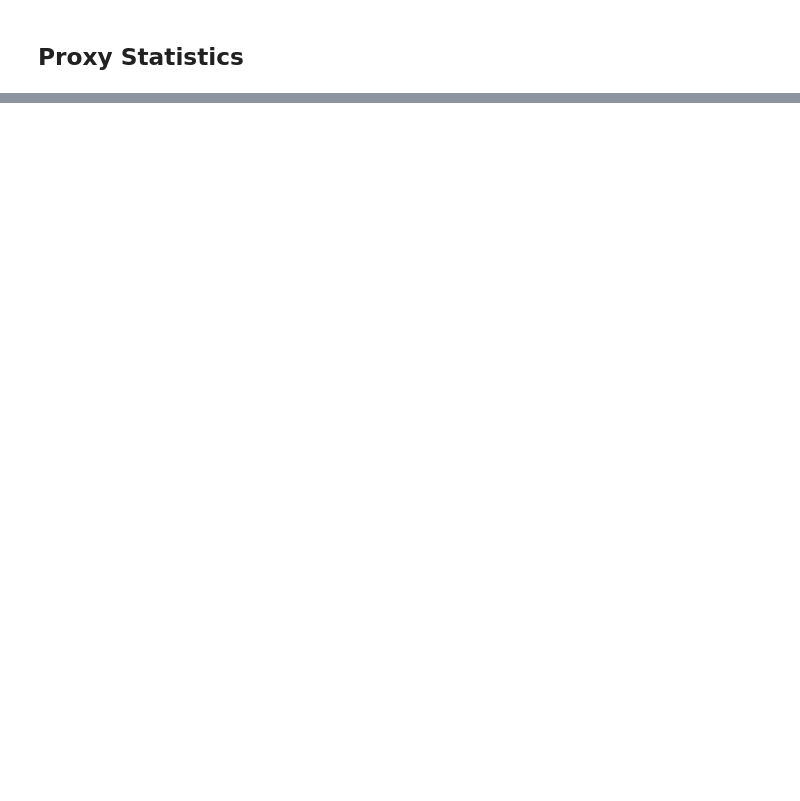
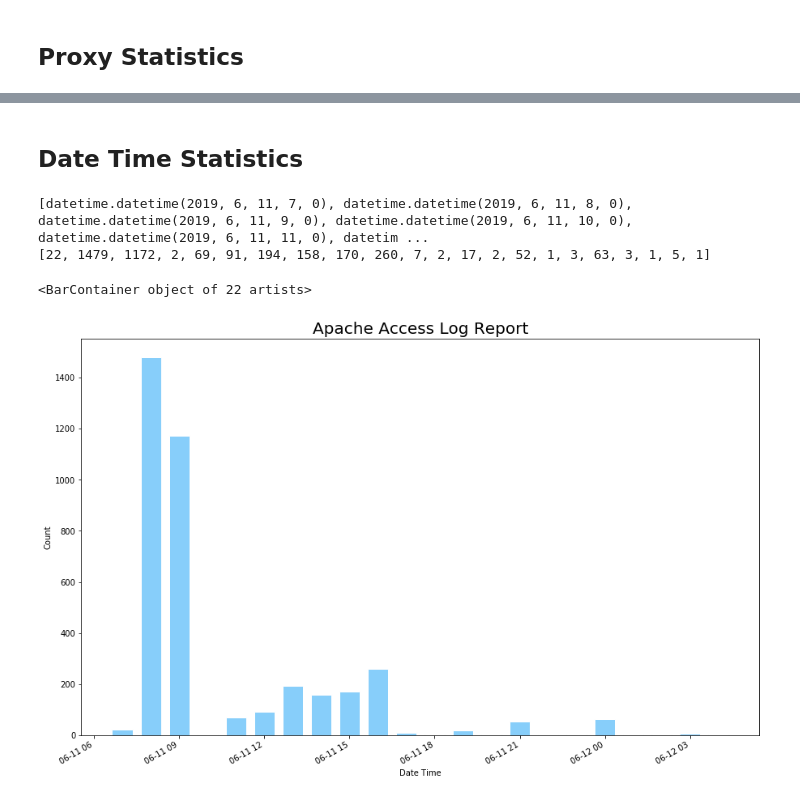
Before and after one commit to wsfjonah/data_science, a Jupyter notebook: ui/jupyter/reporting/log/apache_access_log.ipynb, the cells around one changed output, grey strips where cells are left out. Cells and saved outputs as stored; diff of their text form; code cells hidden in the pictures; blank space fills up the shorter version.

```diff
--- a/ui/jupyter/reporting/log/apache_access_log.ipynb
+++ b/ui/jupyter/reporting/log/apache_access_log.ipynb
@@ -93,0 +98,44 @@ subplt1.barh(df[0], df[1], color='blue')
+# %% [markdown]
+## Date Time Statistics
+# %%
+class DateTimeLogAnalyzer(log_analyzer.LogAnalyzer):
+    def process_line(self, line):
+        try:
+            key = re.search(re.compile("(?<=\[)[^\]]*(?=\])"), line).group(0)
+            key = key.split(" ")[0]
+            dt = datetime.datetime.fromtimestamp(time.mktime(time.strptime(key, '%d/%b/%Y:%H:%M:%S'))).replace(minute=0, second=0)
+            # print(dt)
+        except Exception as e:
+            pass
+        else:
+            log_analyzer.LogAnalyzer.__record__(self, dt)
+
+analyzer = DateTimeLogAnalyzer()
+apache_log_analyzer.load_file(file_name, analyzer)
+
+output = analyzer.output
+
+timelist = []
+valuelist = []
+
+for k, v in output.items():
+    timelist.append(k)
+    valuelist.append(v)
+
+print(timelist)
+print(valuelist)
+
+fig=plt.figure(figsize=(15,10))
+
+subplt1=fig.add_subplot(1,1,1)
+subplt1.set_title('Apache Access Log Report', fontsize=20)
+subplt1.set_xlabel('Date Time')
+subplt1.set_ylabel('Count')
+fig.autofmt_xdate()
+
+subplt1.bar(timelist, valuelist, width=0.03, facecolor = 'lightskyblue',edgecolor = 'white')
+# %% [output]
+[datetime.datetime(2019, 6, 11, 7, 0), datetime.datetime(2019, 6, 11, 8, 0), datetime.datetime(2019, 6, 11, 9, 0), datetime.datetime(2019, 6, 11, 10, 0), datetime.datetime(2019, 6, 11, 11, 0), datetim ...
+[22, 1479, 1172, 2, 69, 91, 194, 158, 170, 260, 7, 2, 17, 2, 52, 1, 3, 63, 3, 1, 5, 1]
+<BarContainer object of 22 artists>
+[figure, added]
```
Also changed, not shown: parts of 10 cells of this notebook, 6 other files.
